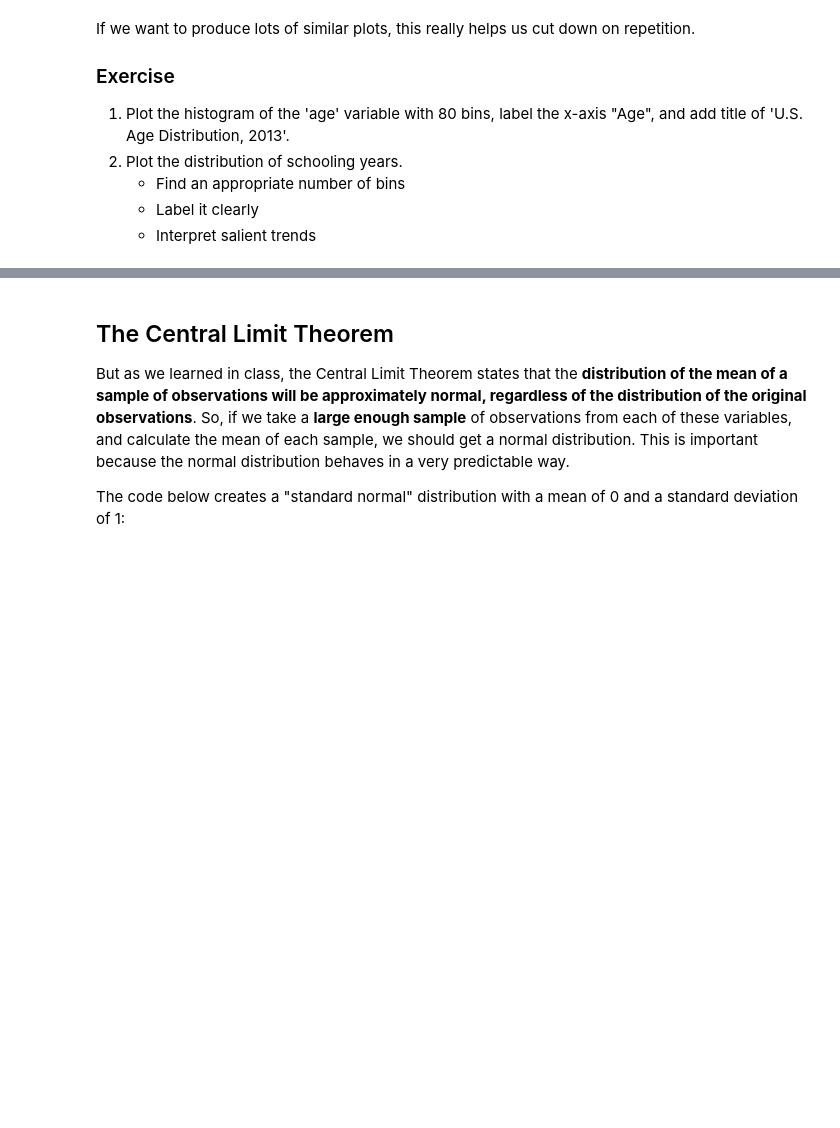
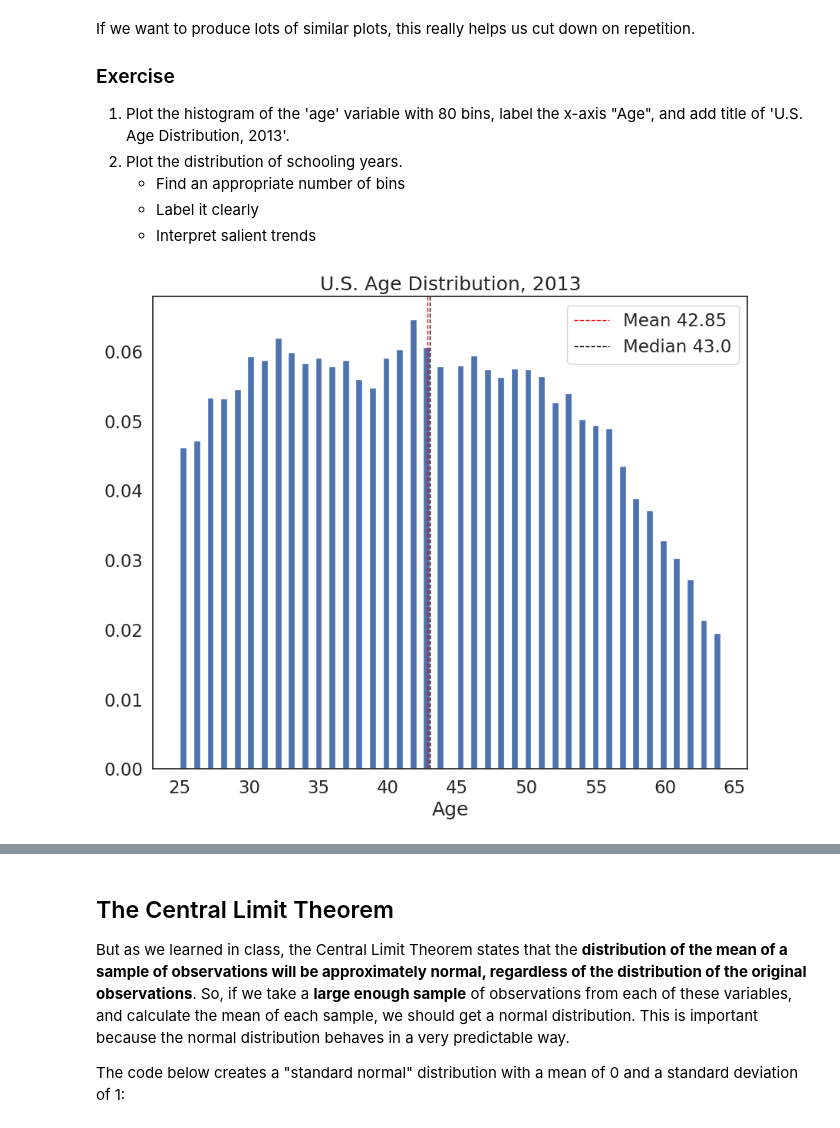
Before and after one commit to lawmianyi/QM2, a Jupyter notebook: notebooks/W05. Distributions and Basic Statistics.ipynb, the cells around one changed output, grey strips where cells are left out. Drawn from its saved outputs; the diff is of its cells as text; code cells hidden in the pictures; blank space fills up the shorter version.

```diff
--- a/notebooks/W05. Distributions and Basic Statistics.ipynb
+++ b/notebooks/W05. Distributions and Basic Statistics.ipynb
@@ -315,3 +341,7 @@ If we want to produce lots of similar plots, this really helps us cut down on re
     * Find an appropriate number of bins
     * Label it clearly
     * Interpret salient trends
+# %%
+plot_histogram(variable = df['age'], bin_number = 80, xlab = 'Age', title = 'U.S. Age Distribution, 2013')
+# %% [output]
+[figure, added]
```
Also changed, not shown: parts of 10 cells of this notebook.
